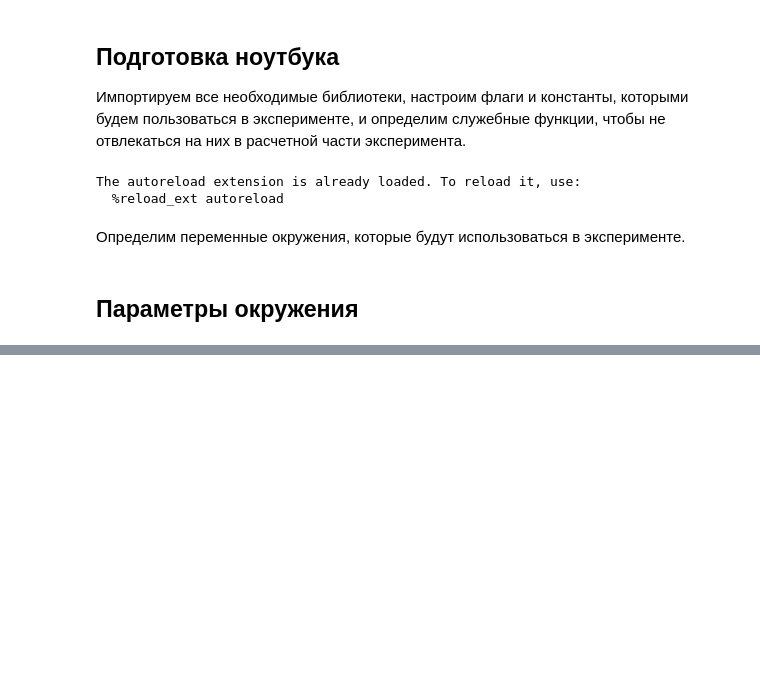
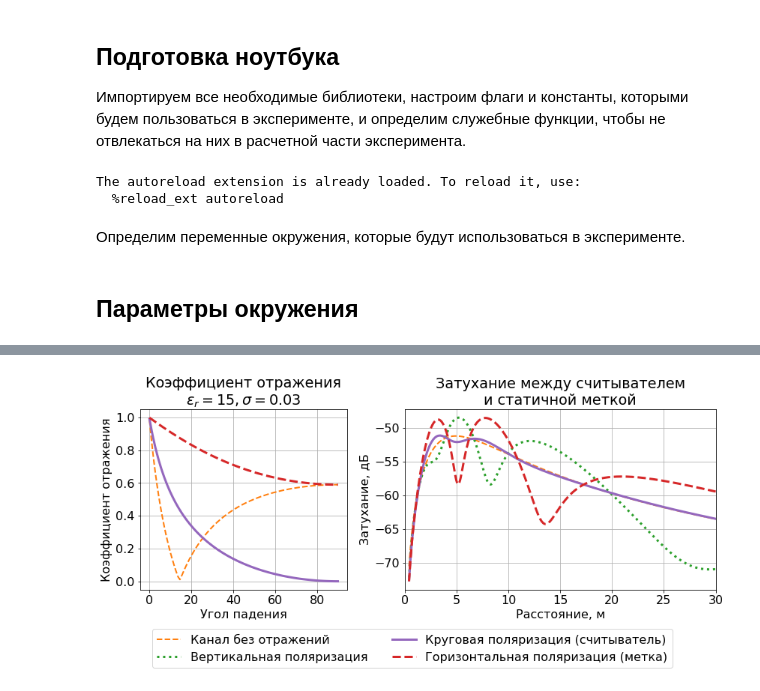
Before and after one commit to kruglov-mipt/diplom, a Jupyter notebook: experiments/Channel.ipynb, the cells around one changed output, grey strips where cells are left out. Cells and saved outputs as stored; diff of their text form; code cells hidden in the pictures; blank space fills up the shorter version.

```diff
--- a/experiments/Channel.ipynb
+++ b/experiments/Channel.ipynb
@@ -86,0 +190,19 @@ RP = pyradise.dipole_rp
+# %%
+def get_reflection(a: float, pol: float, permittivity: float = PERMITTIVITY,
+                   conductivity: float = CONDUCTIVITY, wavelen: float = WAVELEN) -> float:
+    """
+    Расчитать коэффициент отражения.
+
+    Args:
+        a (float): угол падения
+        pol (float): поляризация
+        permittivity (float)
+        conductivity (float)
+        wavelen (float)
+    """
+    return abs(pyradise.reflection(
+        grazing_angle=a,
+        polarization=pol,
+        permittivity=permittivity,
+        conductivity=conductivity,
+        wavelen=wavelen))
@@ -86,0 +211,61 @@ RP = pyradise.dipole_rp
+# %%
+def plot_pathlosses(out: Union[Sequence[str], str] = ()):
+    """
+    Нарисовать график затухания в канале для разных поляризаций антенн.
+
+    Args:
+        out (str or list): имя файла (файлов), куда сохранить
+    """
+    ox = np.linspace(0.4, 30, 500)
+    oa = np.linspace(0.1, 89.9, 100)
+
+    y0 = [get_free_space_pathloss(x, 0, 0) for x in ox]
+    yv = [get_pathloss(x, VERTICAL_POLARIZATION) for x in ox]
+    yc = [get_pathloss(x, CIRCULAR_POLARIZATION) for x in ox]
+    yh = [get_pathloss(x, HORIZONTAL_POLARIZATION) for x in ox]
+
+    rv = [get_reflection(deg2rad(a), VERTICAL_POLARIZATION) for a in oa]
+    rc = [get_reflection(deg2rad(a), CIRCULAR_POLARIZATION) for a in oa]
+    rh = [get_reflection(deg2rad(a), HORIZONTAL_POLARIZATION) for a in oa]
+
+    fig, (ax0, ax1) = plt.subplots(figsize=(12, 5), nrows=1, ncols=2,
+                                   gridspec_kw={'width_ratios': [1, 1.5]})
+
+    label_0 = "Канал без отражений"
+    label_h = "Горизонтальная поляризация (метка)"
+    label_v = "Вертикальная поляризация"
+    label_c = "Круговая поляризация (считыватель)"
+
+    props_0 = {'color': 'C1', 'linewidth': 2, 'linestyle': '--'}
+    props_v = {'color': 'C2', 'linewidth': 3, 'linestyle': ':'}
+    props_h = {'color': 'C3', 'linewidth': 3, 'linestyle': '--'}
+    props_c = {'color': 'C4', 'linewidth': 3, 'linestyle': '-'}
+
+    ax0.set_title("Коэффициент отражения\n" +
+                  r'$\epsilon_r = 15, \sigma = 0.03$')
+    ax0.set_xlabel("Угол падения")
+    ax0.set_ylabel("Коэффициент отражения")
+    ax0.plot(oa, rv, label=label_0, **props_0)
+    ax0.plot(oa, rc, label=label_c, **props_c)
+    ax0.plot(oa, rh, label=label_h, **props_h)
+    ax0.grid()
+
+    ax1.set_title("Затухание между считывателем\nи статичной меткой")
+    ax1.set_xlabel("Расстояние, м")
+    ax1.set_ylabel("Затухание, дБ")
+    ax1.plot(ox, y0, label=label_0, **props_0)
+    ax1.plot(ox, yv, label=label_v, **props_v)
+    ax1.plot(ox, yc, label=label_c, **props_c)
+    ax1.plot(ox, yh, label=label_h, **props_h)
+    ax1.grid()
+    ax1.set_xlim((0, 30))
+
+
+    fig.legend(*ax1.get_legend_handles_labels(),
+               loc='lower center', bbox_to_anchor=(0.5, -0.15), ncol=2)
+    plt.tight_layout()
+    savefig(out)
+
+plot_pathlosses(("pathloss.pdf", "pathloss.png"))
+# %% [output]
+[figure, added]
```
Also changed, not shown: parts of 30 cells of this notebook, 16 other files.
